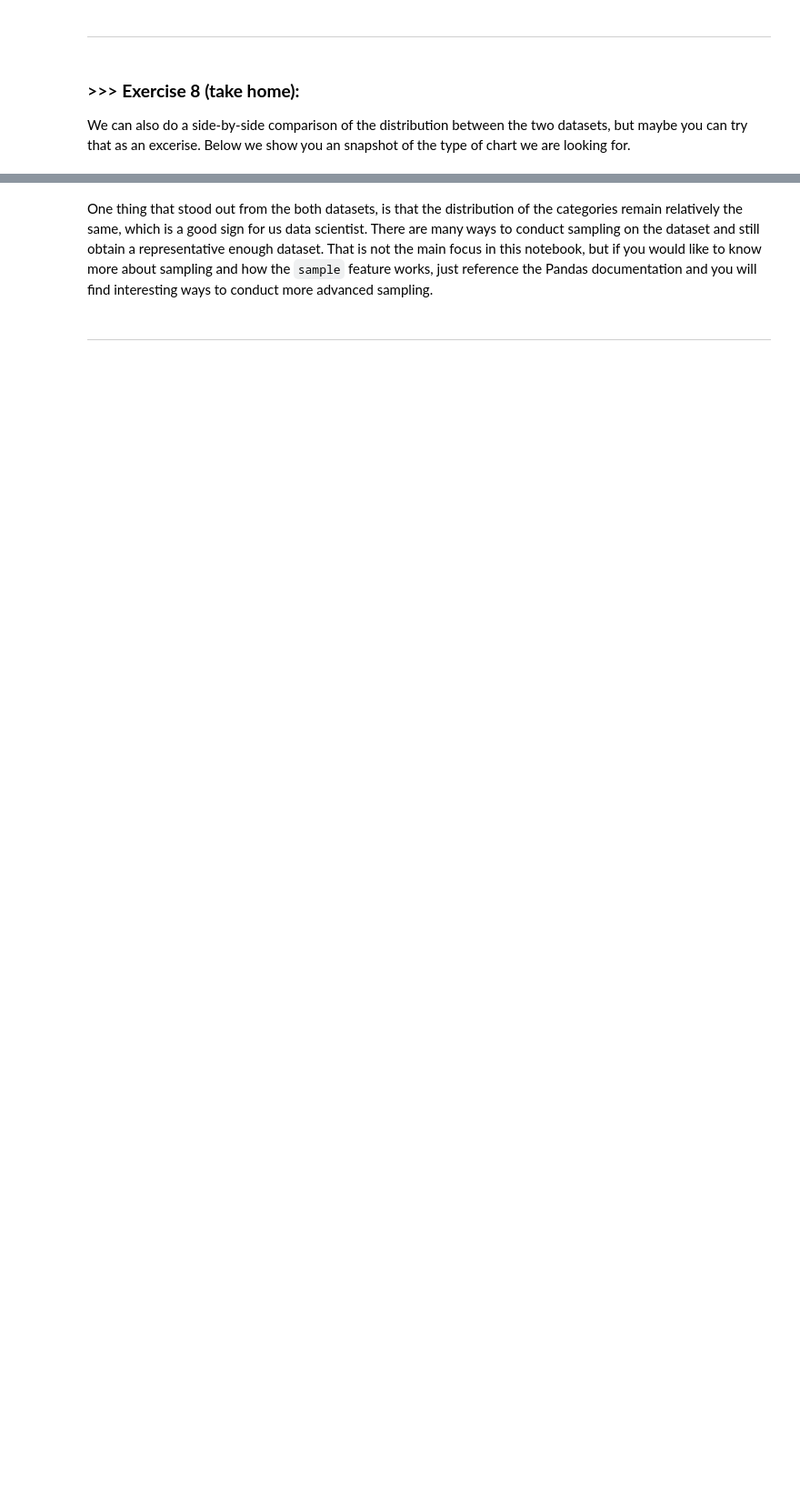
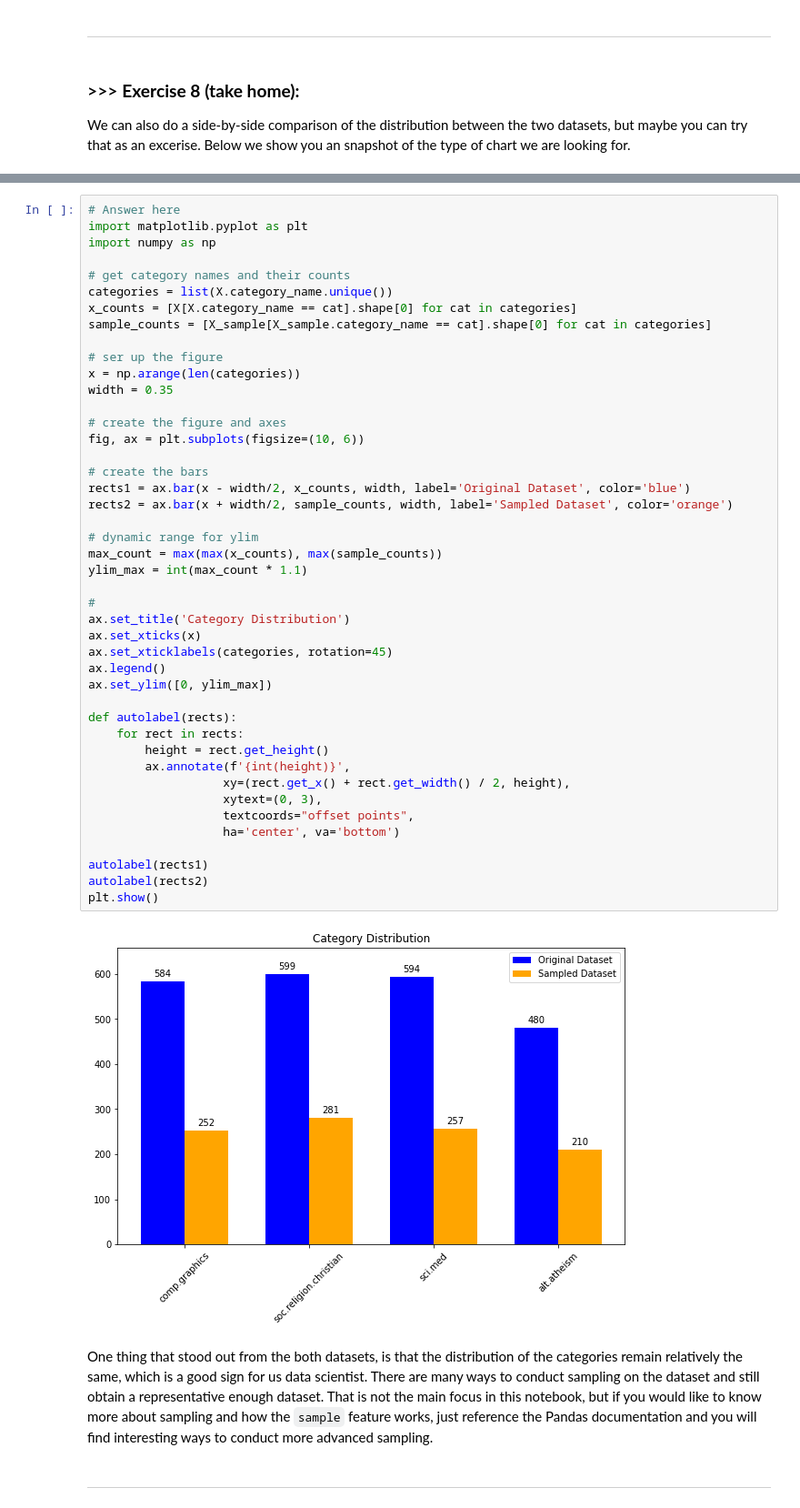
Before and after one commit to HummerQAQ/DM2024-Lab1-Master, a Jupyter notebook: DM2024-Lab1-Master.ipynb, the cells around one changed output, grey strips where cells are left out. Shown at 91% size. Saved outputs shown, nothing was run; the diff lists cells and outputs as text; blank space fills up the shorter version.

```diff
--- a/DM2024-Lab1-Master.ipynb
+++ b/DM2024-Lab1-Master.ipynb
@@ -902,3 +921,49 @@ We can also do a side-by-side comparison of the distribution between the two dat
+# %%
+# Answer here
+import matplotlib.pyplot as plt
+import numpy as np
+
+# get category names and their counts
+categories = list(X.category_name.unique())
+x_counts = [X[X.category_name == cat].shape[0] for cat in categories]
+sample_counts = [X_sample[X_sample.category_name == cat].shape[0] for cat in categories]
+
+# ser up the figure
+x = np.arange(len(categories))
+width = 0.35
+
+# create the figure and axes
+fig, ax = plt.subplots(figsize=(10, 6))
+
+# create the bars
+rects1 = ax.bar(x - width/2, x_counts, width, label='Original Dataset', color='blue')
+rects2 = ax.bar(x + width/2, sample_counts, width, label='Sampled Dataset', color='orange')
+
+# dynamic range for ylim
+max_count = max(max(x_counts), max(sample_counts))
+ylim_max = int(max_count * 1.1)
+
+#
+ax.set_title('Category Distribution')
+ax.set_xticks(x)
+ax.set_xticklabels(categories, rotation=45)
+ax.legend()
+ax.set_ylim([0, ylim_max])
+
+def autolabel(rects):
+    for rect in rects:
+        height = rect.get_height()
+        ax.annotate(f'{int(height)}',
+                   xy=(rect.get_x() + rect.get_width() / 2, height),
+                   xytext=(0, 3),
+                   textcoords="offset points",
+                   ha='center', va='bottom')
+
+autolabel(rects1)
+autolabel(rects2)
+plt.show()
+# %% [output]
+[figure, added]
 # %% [markdown]
 One thing that stood out from the both datasets, is that the distribution of the categories remain relatively the same, which is a good sign for us data scientist. There are many ways to conduct sampling on the dataset and still obtain a representative enough dataset. That is not the main focus in this notebook, but if you would like to know more about sampling and how the `sample` feature works, just reference the Pandas documentation and you will find interesting ways to conduct more advanced sampling.
 # %% [markdown]
```
Also changed, not shown: parts of 83 cells of this notebook.
